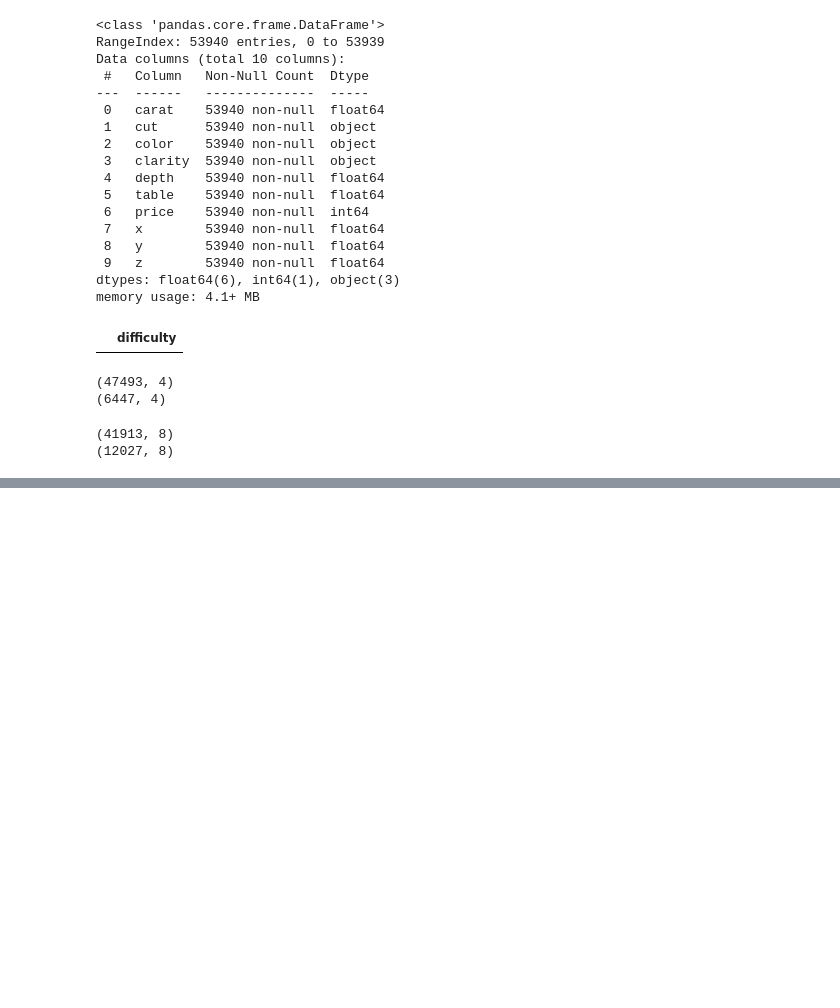
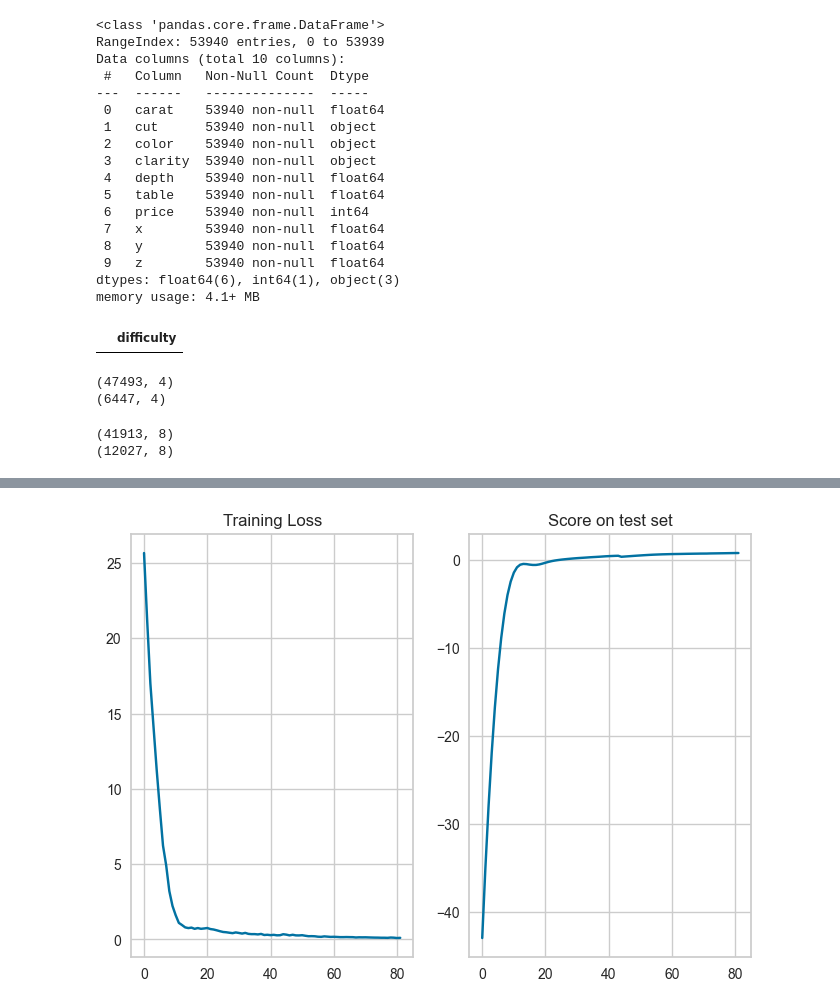
Before and after one commit to danorel/curning, a Jupyter notebook: cl.diamonds.ipynb, the cells around one changed output, grey strips where cells are left out. Saved outputs shown, nothing was run; the diff lists cells and outputs as text; code cells hidden in the pictures; blank space fills up the shorter version.

Commit message:
Complete epoch training both random/curriculum ways

```diff
--- a/cl.diamonds.ipynb
+++ b/cl.diamonds.ipynb
@@ -296,0 +289,14 @@ conflict_predictions
+# %%
+from sklearn.preprocessing import LabelEncoder
+
+le = LabelEncoder()
+
+dataset = train_dataset.append(conflict_predictions)
+dataset['clarity'] = le.fit_transform(dataset['clarity'])
+dataset['color'] = le.fit_transform(dataset['color'])
+dataset['cut'] = le.fit_transform(dataset['cut'])
+# %%
+easy_df, hard_df = dataset.loc[dataset["difficulty"] == "easy"], dataset.loc[dataset["difficulty"] == "hard"]
+# %%
+easy_df.drop("difficulty", axis=1, inplace=True)
+easy_df
@@ -296,0 +317,3 @@ conflict_predictions
+# %%
+hard_df.drop("difficulty", axis=1, inplace=True)
+hard_df
@@ -296,0 +378,10 @@ conflict_predictions
+# %%
+# Plotting results:
+fig, (ax1, ax2) = plt.subplots(1, 2)
+ax1.title.set_text("Training Loss")
+ax2.title.set_text("Score on test set")
+ax1.plot(range(len(losses)), losses)
+ax2.plot(range(len(test_performance)), test_performance)
+plt.show()
+# %% [output]
+[figure, added]
```
Also changed, not shown: parts of 28 cells of this notebook, 1 other file.
